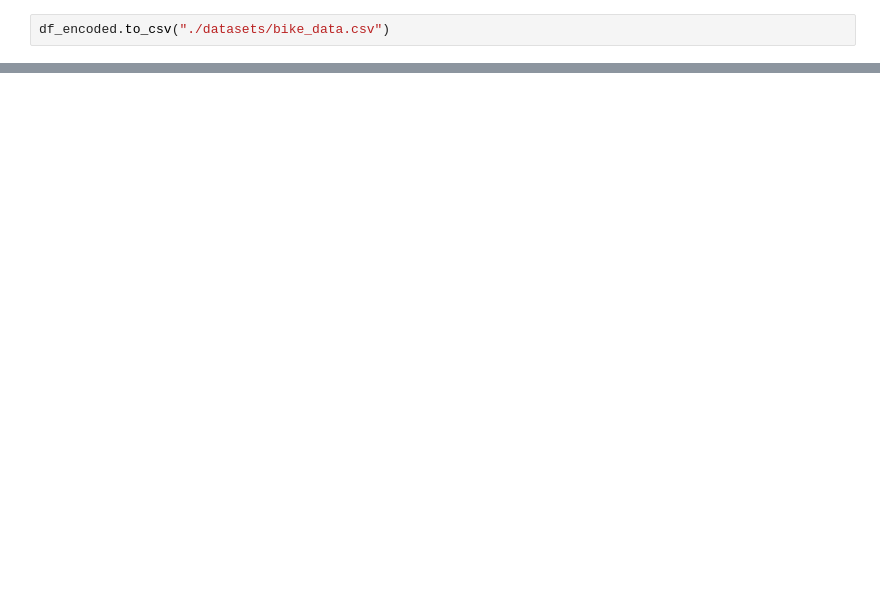
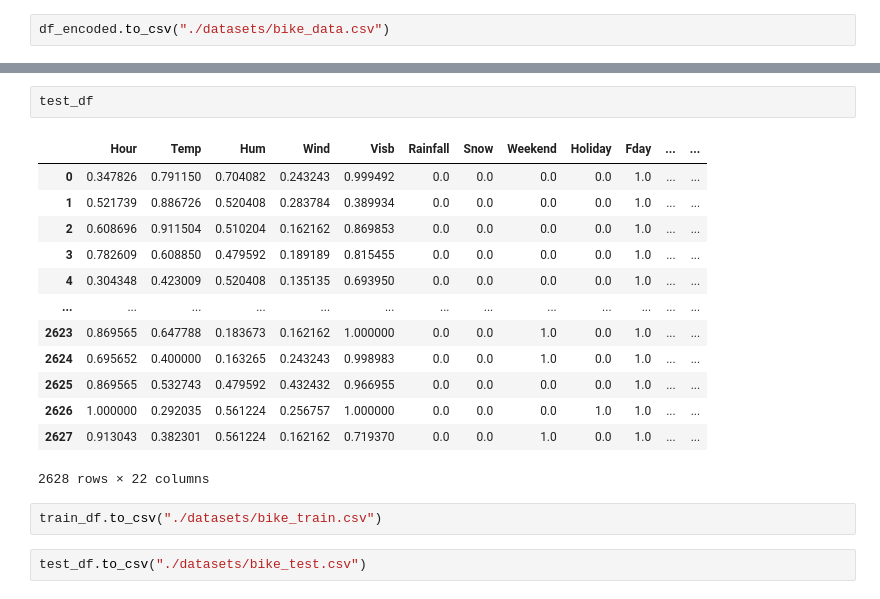
Before and after one commit to lohnguyen/bike-regressor, a Jupyter notebook: machine_learning/dataset_setup.ipynb, the cells around one changed output, grey strips where cells are left out. Cells and saved outputs as stored; diff of their text form; blank space fills up the shorter version.

```diff
--- a/machine_learning/dataset_setup.ipynb
+++ b/machine_learning/dataset_setup.ipynb
@@ -126,0 +193,20 @@ df_encoded
+# %%
+test_df
+# %% [output]
+|  | Hour | Temp | Hum | Wind | Visb | Rainfall | Snow | Weekend | Holiday | Fday | ... | ... |
+| 0 | 0.347826 | 0.791150 | 0.704082 | 0.243243 | 0.999492 | 0.0 | 0.0 | 0.0 | 0.0 | 1.0 | ... | ... |
+| 1 | 0.521739 | 0.886726 | 0.520408 | 0.283784 | 0.389934 | 0.0 | 0.0 | 0.0 | 0.0 | 1.0 | ... | ... |
+| 2 | 0.608696 | 0.911504 | 0.510204 | 0.162162 | 0.869853 | 0.0 | 0.0 | 0.0 | 0.0 | 1.0 | ... | ... |
+| 3 | 0.782609 | 0.608850 | 0.479592 | 0.189189 | 0.815455 | 0.0 | 0.0 | 0.0 | 0.0 | 1.0 | ... | ... |
+| 4 | 0.304348 | 0.423009 | 0.520408 | 0.135135 | 0.693950 | 0.0 | 0.0 | 0.0 | 0.0 | 1.0 | ... | ... |
+| ... | ... | ... | ... | ... | ... | ... | ... | ... | ... | ... | ... | ... |
+| 2623 | 0.869565 | 0.647788 | 0.183673 | 0.162162 | 1.000000 | 0.0 | 0.0 | 1.0 | 0.0 | 1.0 | ... | ... |
+| 2624 | 0.695652 | 0.400000 | 0.163265 | 0.243243 | 0.998983 | 0.0 | 0.0 | 1.0 | 0.0 | 1.0 | ... | ... |
+| 2625 | 0.869565 | 0.532743 | 0.479592 | 0.432432 | 0.966955 | 0.0 | 0.0 | 0.0 | 0.0 | 1.0 | ... | ... |
+| 2626 | 1.000000 | 0.292035 | 0.561224 | 0.256757 | 1.000000 | 0.0 | 0.0 | 0.0 | 1.0 | 1.0 | ... | ... |
+| 2627 | 0.913043 | 0.382301 | 0.561224 | 0.162162 | 0.719370 | 0.0 | 0.0 | 1.0 | 0.0 | 1.0 | ... | ... |
+2628 rows × 22 columns
+# %%
+train_df.to_csv("./datasets/bike_train.csv")
+# %%
+test_df.to_csv("./datasets/bike_test.csv")
```
Also changed, not shown: parts of 12 cells of this notebook, 9 other files.
